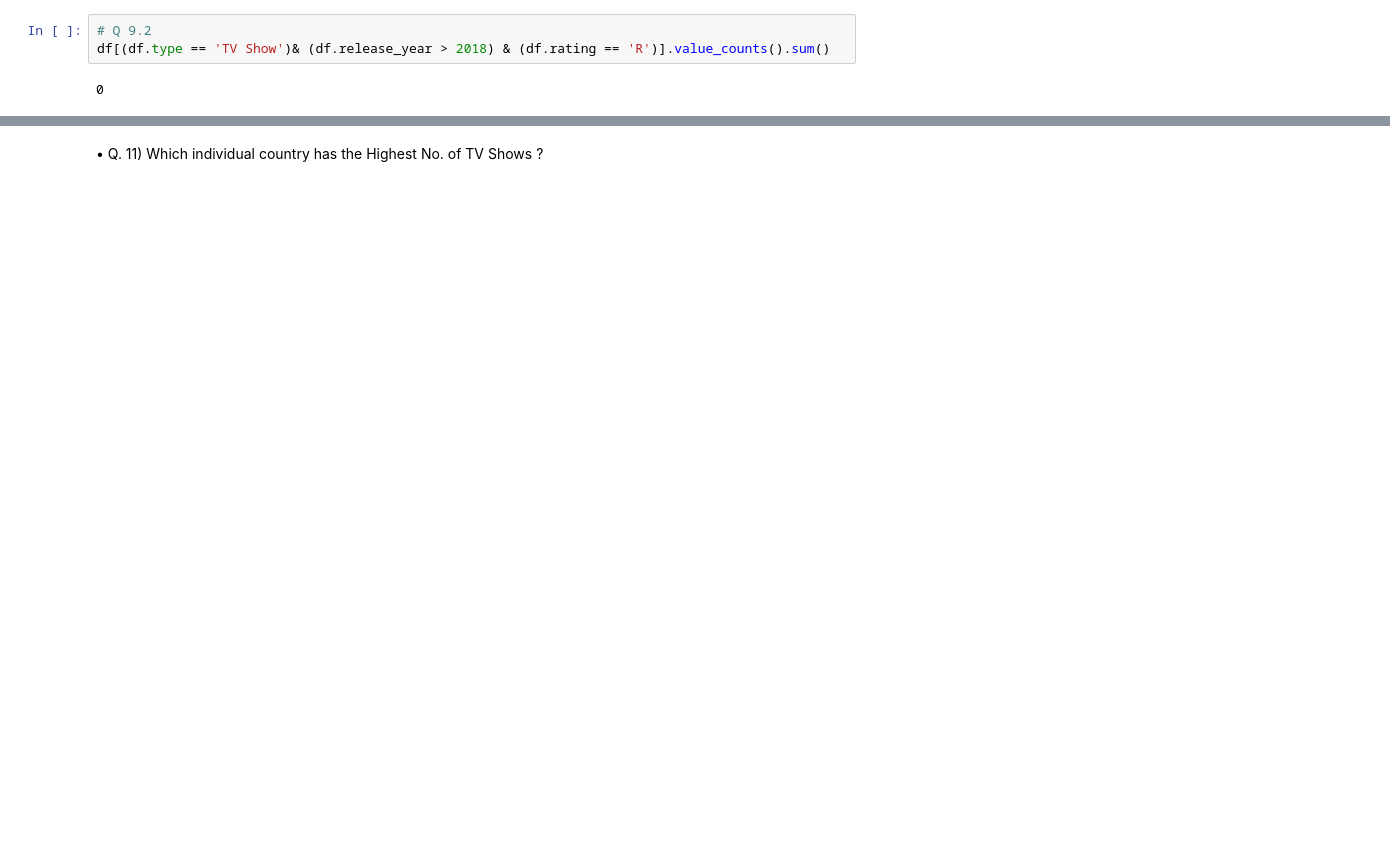
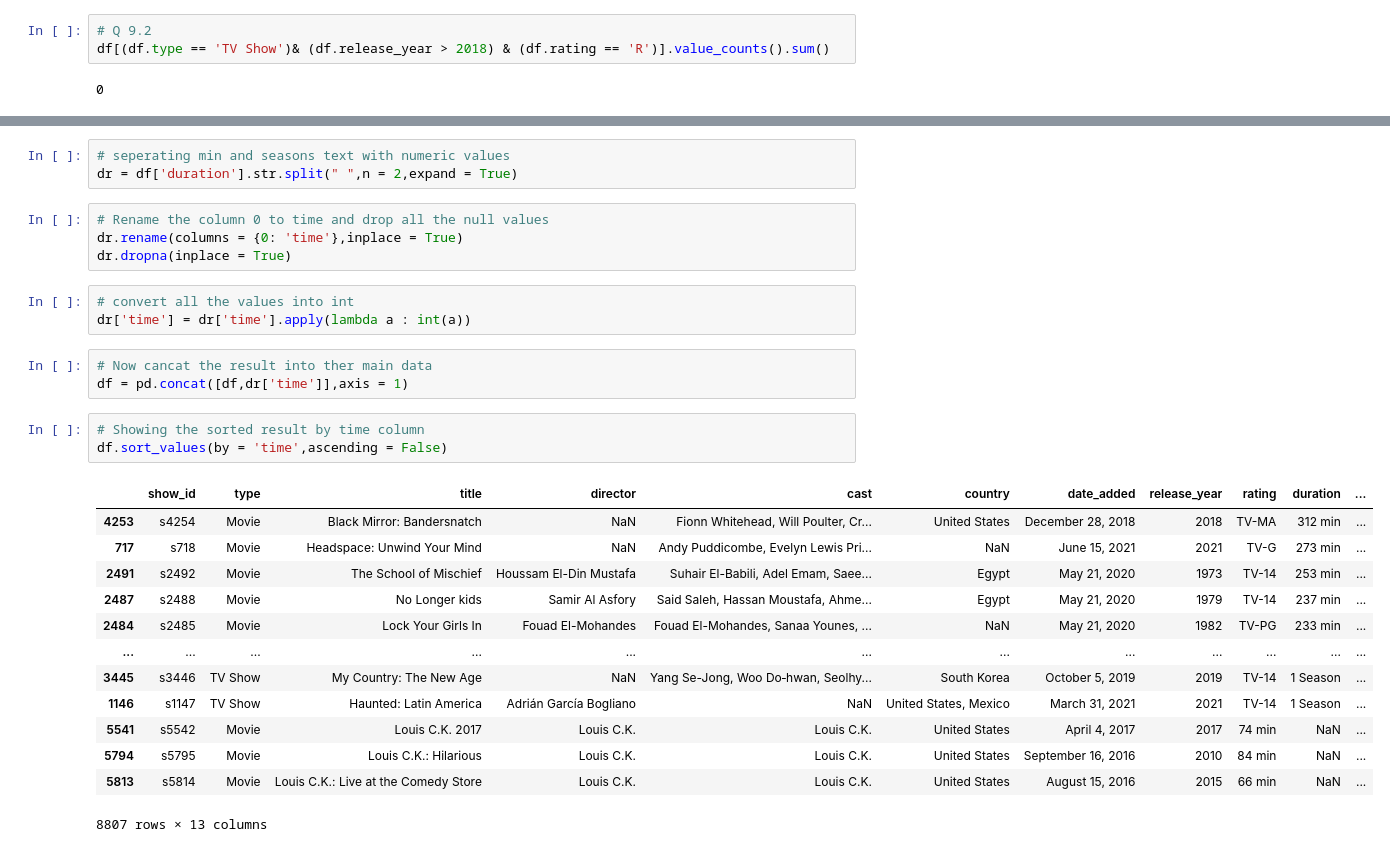
Before and after one commit to GwlSaurabhKushwah/EDA_On_Netflix_Dataset, a Jupyter notebook: EDA_Netflix.ipynb, the cells around one changed output, grey strips where cells are left out. Cells and saved outputs as stored; diff of their text form; blank space fills up the shorter version.

```diff
--- a/EDA_Netflix.ipynb
+++ b/EDA_Netflix.ipynb
@@ -340,2 +301,30 @@ df.sort_values(by = 'duration',ascending = False)
-# %% [markdown]
-• Q. 11) Which individual country has the Highest No. of TV Shows ?
+# %%
+# seperating min and seasons text with numeric values
+dr = df['duration'].str.split(" ",n = 2,expand = True)
+# %%
+# Rename the column 0 to time and drop all the null values
+dr.rename(columns = {0: 'time'},inplace = True)
+dr.dropna(inplace = True)
+# %%
+# convert all the values into int
+dr['time'] = dr['time'].apply(lambda a : int(a))
+# %%
+# Now cancat the result into ther main data
+df = pd.concat([df,dr['time']],axis = 1)
+# %%
+# Showing the sorted result by time column
+df.sort_values(by = 'time',ascending = False)
+# %% [output]
+|  | show_id | type | title | director | cast | country | date_added | release_year | rating | duration | ... |
+| 4253 | s4254 | Movie | Black Mirror: Bandersnatch | NaN | Fionn Whitehead, Will Poulter, Cr... | United States | December 28, 2018 | 2018 | TV-MA | 312 min | ... |
+| 717 | s718 | Movie | Headspace: Unwind Your Mind | NaN | Andy Puddicombe, Evelyn Lewis Pri... | NaN | June 15, 2021 | 2021 | TV-G | 273 min | ... |
+| 2491 | s2492 | Movie | The School of Mischief | Houssam El-Din Mustafa | Suhair El-Babili, Adel Emam, Saee... | Egypt | May 21, 2020 | 1973 | TV-14 | 253 min | ... |
+| 2487 | s2488 | Movie | No Longer kids | Samir Al Asfory | Said Saleh, Hassan Moustafa, Ahme... | Egypt | May 21, 2020 | 1979 | TV-14 | 237 min | ... |
+| 2484 | s2485 | Movie | Lock Your Girls In | Fouad El-Mohandes | Fouad El-Mohandes, Sanaa Younes, ... | NaN | May 21, 2020 | 1982 | TV-PG | 233 min | ... |
+| ... | ... | ... | ... | ... | ... | ... | ... | ... | ... | ... | ... |
+| 3445 | s3446 | TV Show | My Country: The New Age | NaN | Yang Se-Jong, Woo Do‑hwan, Seolhy... | South Korea | October 5, 2019 | 2019 | TV-14 | 1 Season | ... |
+| 1146 | s1147 | TV Show | Haunted: Latin America | Adrián García Bogliano | NaN | United States, Mexico | March 31, 2021 | 2021 | TV-14 | 1 Season | ... |
+| 5541 | s5542 | Movie | Louis C.K. 2017 | Louis C.K. | Louis C.K. | United States | April 4, 2017 | 2017 | 74 min | NaN | ... |
+| 5794 | s5795 | Movie | Louis C.K.: Hilarious | Louis C.K. | Louis C.K. | United States | September 16, 2016 | 2010 | 84 min | NaN | ... |
+| 5813 | s5814 | Movie | Louis C.K.: Live at the Comedy Store | Louis C.K. | Louis C.K. | United States | August 15, 2016 | 2015 | 66 min | NaN | ... |
+8807 rows × 13 columns
```
Also changed, not shown: parts of 45 cells of this notebook.
